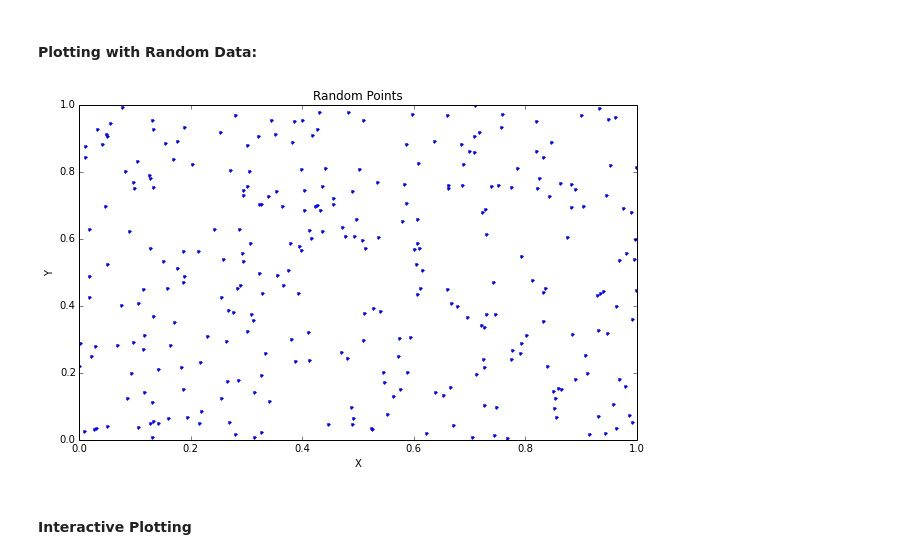
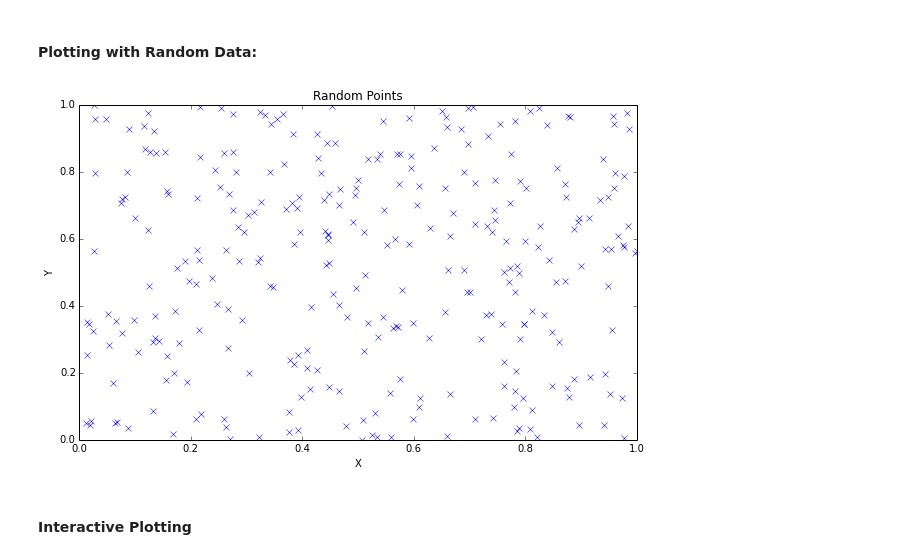
Before and after one commit to mhearne-usgs/ipythondemo, a Jupyter notebook: IPythonDemo.ipynb, the cells around one changed output. Cells and saved outputs as stored; diff of their text form; code cells hidden in the pictures.

```diff
--- a/IPythonDemo.ipynb
+++ b/IPythonDemo.ipynb
@@ -74,12 +76,12 @@ x = np.random.rand(300,1) #this results in a Numpy array - more on this later
 y = np.random.rand(300,1)
 # %%
 fig = plt.figure(figsize=(10,6))
-plt.plot(x,y,'b.')
+plt.plot(x,y,'bx')
 th = plt.title('Random Points')
 xl = plt.xlabel('X')
 yl = plt.ylabel('Y')
 # %% [output]
-[figure, old version]
+[figure, new version]
 # %% [markdown]
 #### Interactive Plotting
 # %%
```
Also changed, not shown: parts of 15 cells of this notebook, 1 other file.
